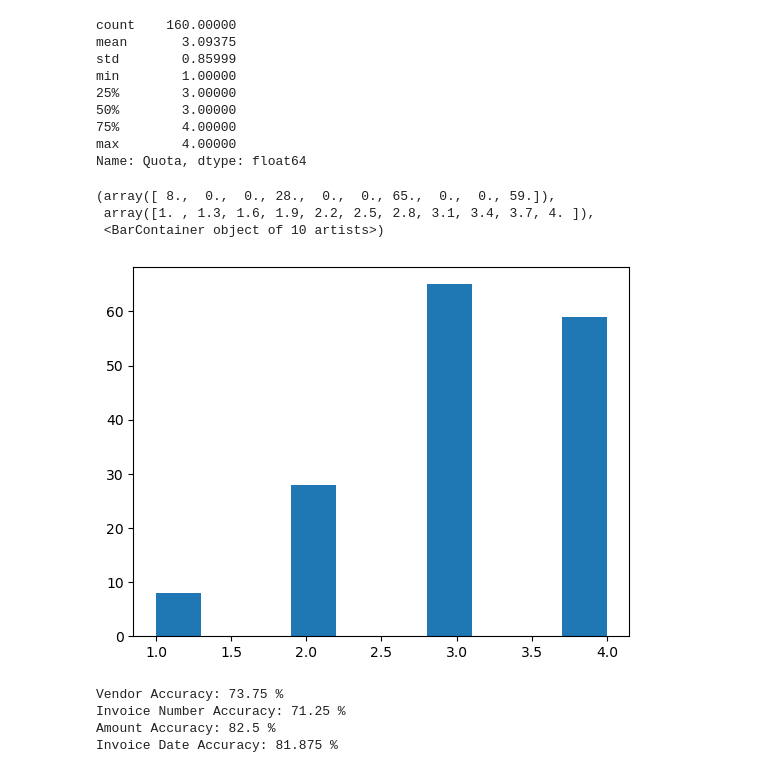
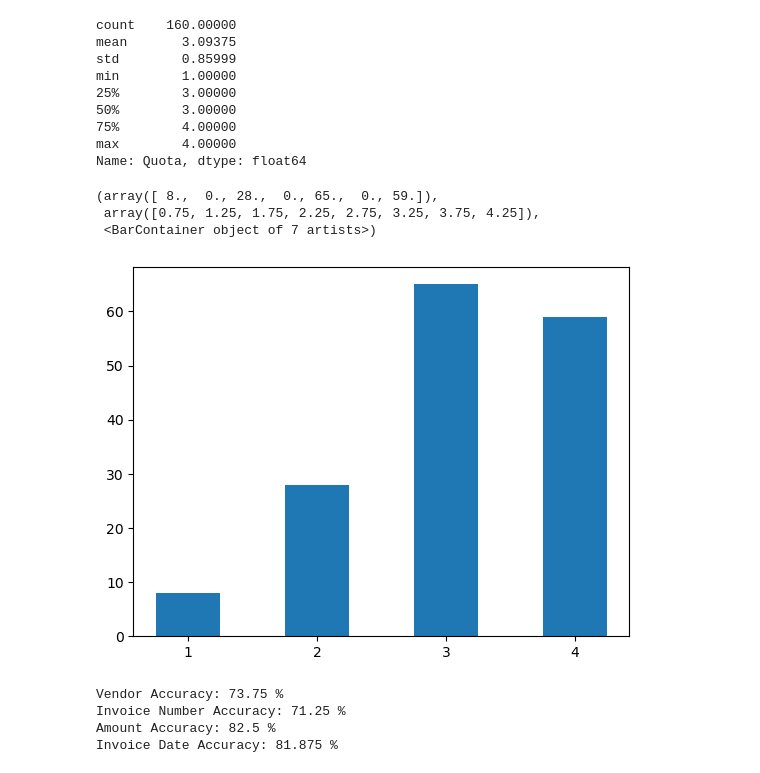
Before and after one commit to Paul01001000/HFU-Bachelor-Thesis, a Jupyter notebook: Data_Analysis.ipynb, the cells around one changed output. Saved outputs shown, nothing was run; the diff lists cells and outputs as text; code cells hidden in the pictures.

Commit message:
Update Hist

```diff
--- a/Data_Analysis.ipynb
+++ b/Data_Analysis.ipynb
@@ -122,14 +123,15 @@ min        1.00000
 75%        4.00000
 max        4.00000
 Name: Quota, dtype: float64
-# %%
-import matplotlib.pyplot as plt
-plt.hist(results.Quota)
-# %% [output]
-(array([ 8.,  0.,  0., 28.,  0.,  0., 65.,  0.,  0., 59.]),
- array([1. , 1.3, 1.6, 1.9, 2.2, 2.5, 2.8, 3.1, 3.4, 3.7, 4. ]),
- <BarContainer object of 10 artists>)
-[figure, removed]
+# %%
+plt.xticks(range(1,5))
+plt.hist(results.Quota,bins=[0.75+0.5*i for i in range(8)])
+#plt.hist([1,2,3,4,1,3,1,1,2,4,3,4,2,4,2,1,4],bins=[0.75+0.5*i for i in range(8)])
+# %% [output]
+(array([ 8.,  0., 28.,  0., 65.,  0., 59.]),
+ array([0.75, 1.25, 1.75, 2.25, 2.75, 3.25, 3.75, 4.25]),
+ <BarContainer object of 7 artists>)
+[figure, added]
 # %%
 n = len(results.index)
 vendor_acc = (results["Correct Vendor"].sum() / n) * 100
```
Also changed, not shown: parts of 2 cells of this notebook.
